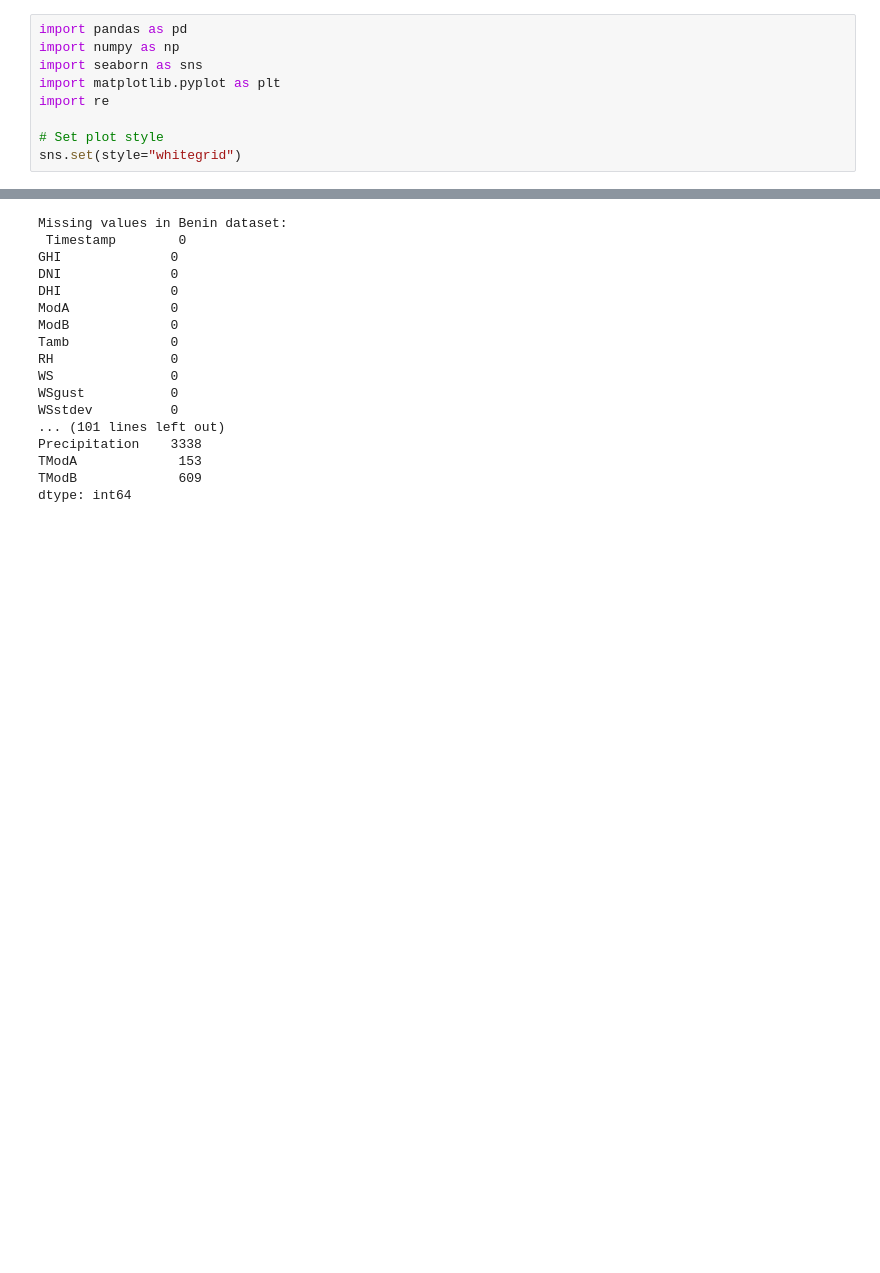
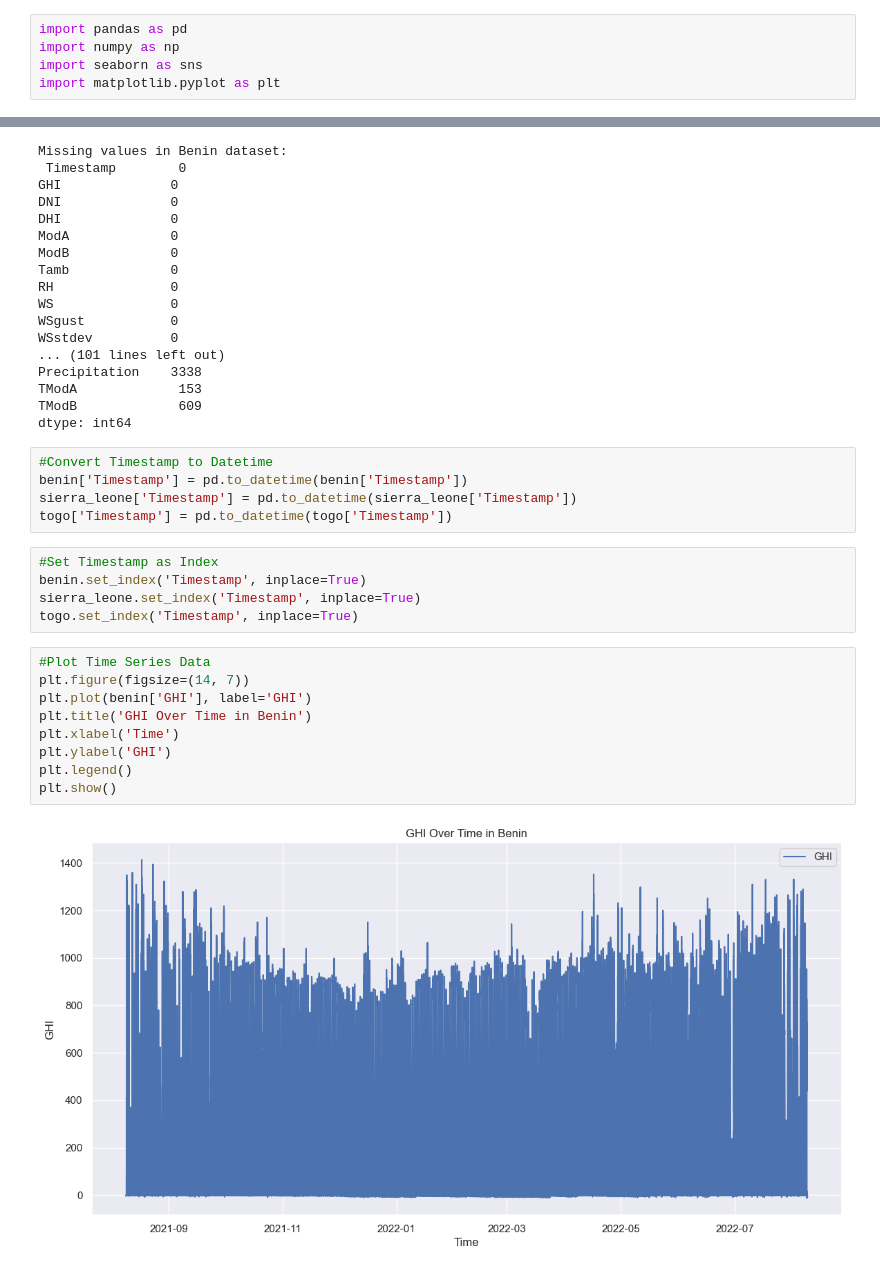
Before and after one commit to YonInsights/Analyze-Solar-Radiation-Measurement-, a Jupyter notebook: notebooks/eda.ipynb, the cells around one changed output, grey strips where cells are left out. Cells and saved outputs as stored; diff of their text form; blank space fills up the shorter version.

Commit message:
○	Time_Series_Analysis

```diff
--- a/notebooks/eda.ipynb
+++ b/notebooks/eda.ipynb
@@ -3,10 +3,6 @@ import pandas as pd
 import numpy as np
 import seaborn as sns
 import matplotlib.pyplot as plt
-import re
-
-# Set plot style
-sns.set(style="whitegrid")
 # %%
 # Load datasets
 benin = pd.read_csv(r'D:\10 Academy_Kefya\Week 0\Analyze-Solar-Radiation-Measurement-\data\benin-malanville.csv')
@@ -145,4 +141,25 @@ Precipitation    3338
 TModA             153
 TModB             609
 dtype: int64
+# %%
+#Convert Timestamp to Datetime
+benin['Timestamp'] = pd.to_datetime(benin['Timestamp'])
+sierra_leone['Timestamp'] = pd.to_datetime(sierra_leone['Timestamp'])
+togo['Timestamp'] = pd.to_datetime(togo['Timestamp'])
+# %%
+#Set Timestamp as Index
+benin.set_index('Timestamp', inplace=True)
+sierra_leone.set_index('Timestamp', inplace=True)
+togo.set_index('Timestamp', inplace=True)
+# %%
+#Plot Time Series Data
+plt.figure(figsize=(14, 7))
+plt.plot(benin['GHI'], label='GHI')
+plt.title('GHI Over Time in Benin')
+plt.xlabel('Time')
+plt.ylabel('GHI')
+plt.legend()
+plt.show()
+# %% [output]
+[figure, added]
 # %%
```
Also changed, not shown: parts of 14 cells of this notebook.
